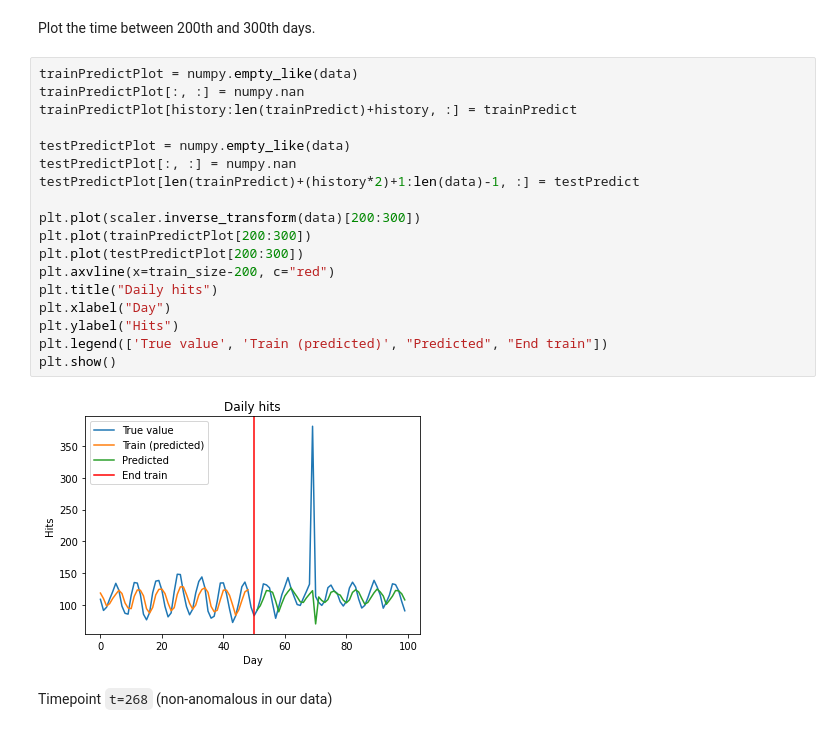
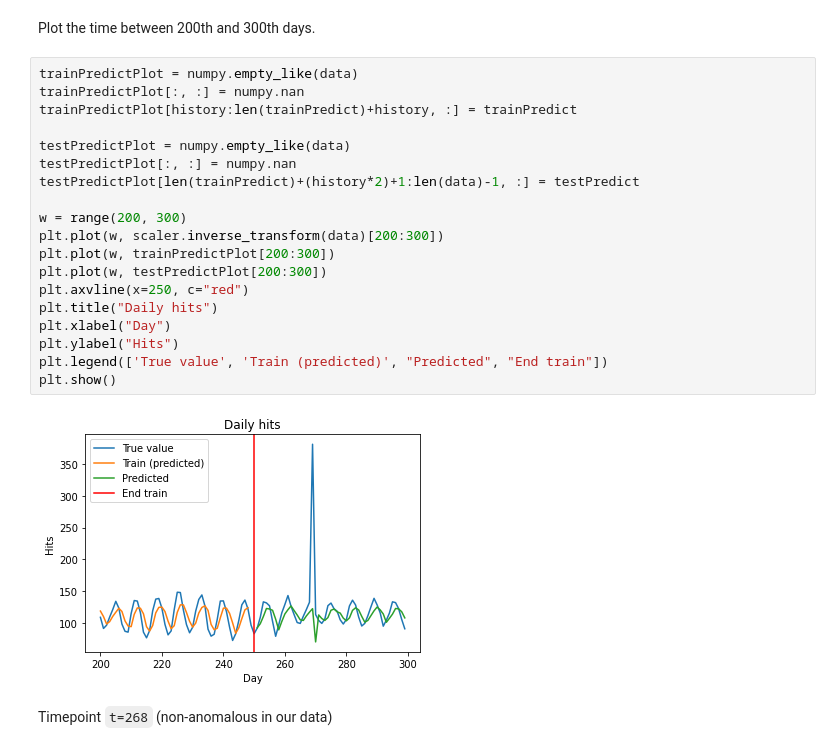
Before and after one commit to ruivieira/shi-models, a Jupyter notebook: notebooks/Periodic data.ipynb, the cells around one changed output. Cells and saved outputs as stored; diff of their text form.

Commit message:
Fix plot day numbers

```diff
--- a/notebooks/Periodic data.ipynb
+++ b/notebooks/Periodic data.ipynb
@@ -217,23 +217,24 @@ Plot the time between 200th and 300th days.
 # %%
 trainPredictPlot = numpy.empty_like(data)
 trainPredictPlot[:, :] = numpy.nan
 trainPredictPlot[history:len(trainPredict)+history, :] = trainPredict
 
 testPredictPlot = numpy.empty_like(data)
 testPredictPlot[:, :] = numpy.nan
 testPredictPlot[len(trainPredict)+(history*2)+1:len(data)-1, :] = testPredict
 
-plt.plot(scaler.inverse_transform(data)[200:300])
-plt.plot(trainPredictPlot[200:300])
-plt.plot(testPredictPlot[200:300])
-plt.axvline(x=train_size-200, c="red")
+w = range(200, 300)
+plt.plot(w, scaler.inverse_transform(data)[200:300])
+plt.plot(w, trainPredictPlot[200:300])
+plt.plot(w, testPredictPlot[200:300])
+plt.axvline(x=250, c="red")
 plt.title("Daily hits")
 plt.xlabel("Day")
 plt.ylabel("Hits")
 plt.legend(['True value', 'Train (predicted)', "Predicted", "End train"])
 plt.show()
 # %% [output]
-[figure, old version]
+[figure, new version]
 # %% [markdown]
 Timepoint `t=268` (non-anomalous in our data)
 # %%
```
